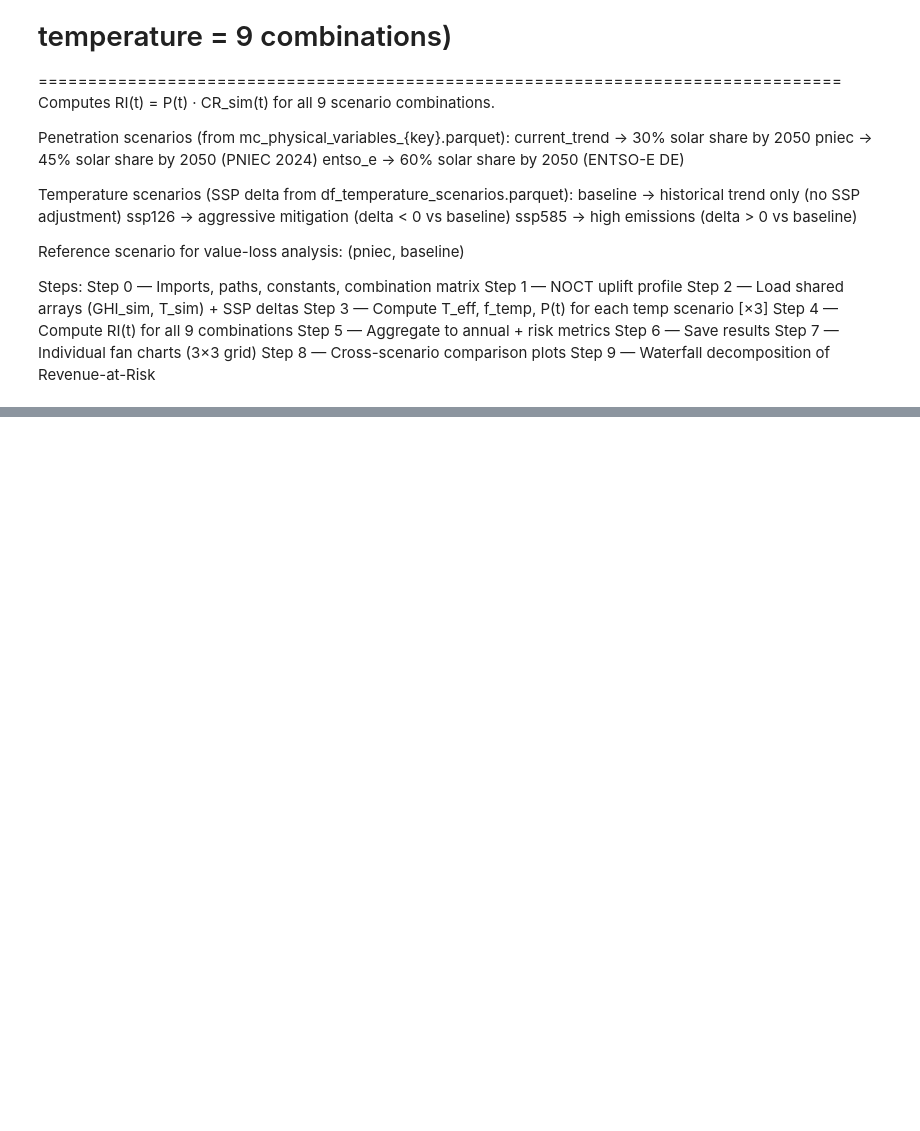
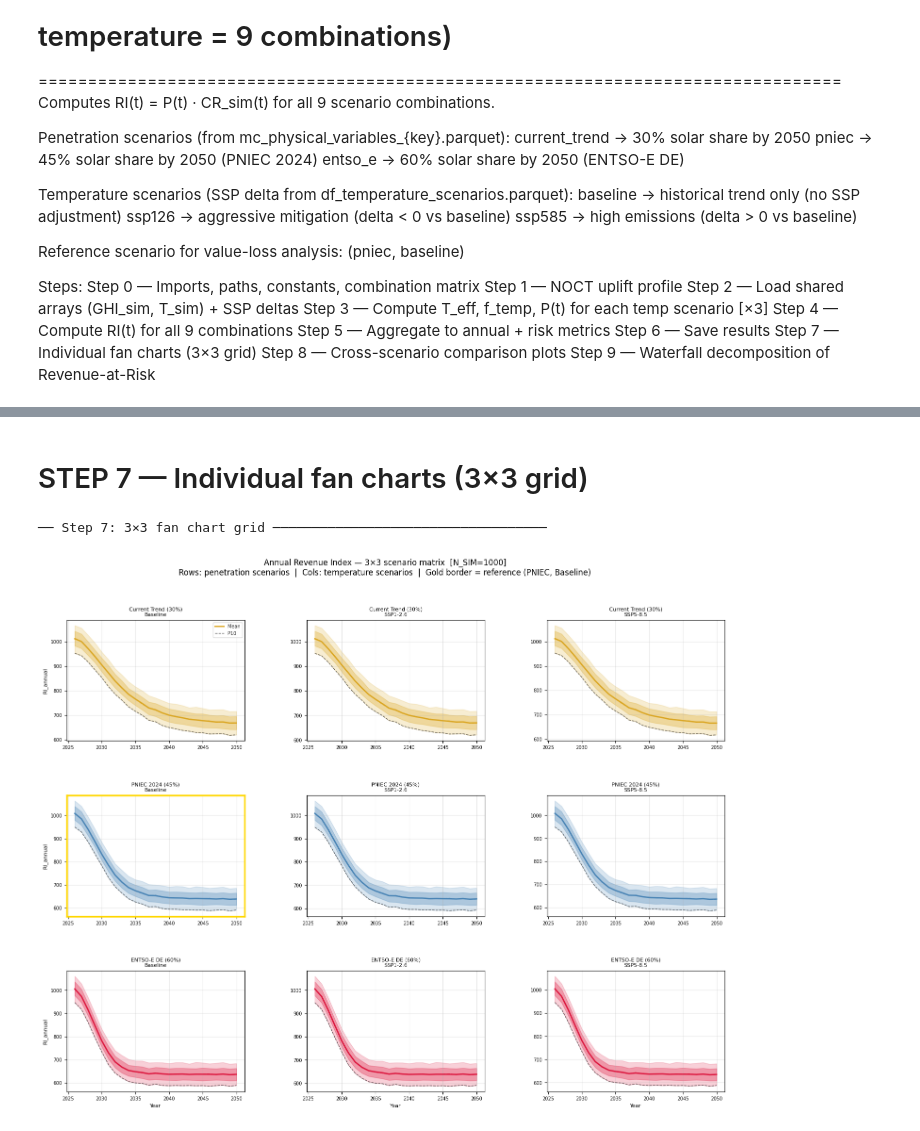
Before and after one commit to lucasmonero/Greenfin_Thesis, a Jupyter notebook: Code/Simulation/Revenue index - multi-scenario.ipynb, the cells around one changed output, grey strips where cells are left out. Saved outputs shown, nothing was run; the diff lists cells and outputs as text; code cells hidden in the pictures; blank space fills up the shorter version.

```diff
--- a/Code/Simulation/Revenue index - multi-scenario.ipynb
+++ b/Code/Simulation/Revenue index - multi-scenario.ipynb
@@ -103,0 +190,11 @@ for c in COMBINATIONS:
+# %%
+# ── 2.2 load CR_sim for each penetration scenario ────────────────────────────
+CR_sim_pen = {}
+for pen_key in PEN_KEYS:
+    fpath = data_sim / f"mc_physical_variables_{pen_key}.parquet"
+    df_p  = pd.read_parquet(fpath, columns=["sim_id","date","CR_sim"])
+    df_p  = df_p.sort_values(["sim_id","date"]).reset_index(drop=True)
+    CR_sim_pen[pen_key] = df_p["CR_sim"].values.reshape(N_SIM, N_DAYS)
+    print(f"  CR [{pen_key:<15}]: mean={CR_sim_pen[pen_key].mean():.4f}  "
+          f"p50(2050)={np.percentile(CR_sim_pen[pen_key][:,years_arr==2050],50):.4f}")
+    del df_p
@@ -103,0 +226,7 @@ for c in COMBINATIONS:
+# %%
+# ── 2.4 NOCT uplift for simulation calendar ───────────────────────────────────
+uplift_default = float(np.mean(list(uplift_by_doy.values())))
+uplift_sim     = np.array([
+    uplift_by_doy.get(int(d), uplift_default)
+    for d in doys_arr
+])   # shape (N_DAYS,)
@@ -103,0 +457,58 @@ for c in COMBINATIONS:
+# %% [markdown]
+# STEP 7 — Individual fan charts (3×3 grid)
+# %%
+
+# ─────────────────────────────────────────────────────────────────────────────
+
+print(f"\n── Step 7: 3×3 fan chart grid ───────────────────────────────────")
+
+fig = plt.figure(figsize=(18, 13))
+gs  = gridspec.GridSpec(3, 3, hspace=0.45, wspace=0.35)
+
+for i, pen_key in enumerate(PEN_KEYS):
+    for j, temp_key in enumerate(TEMP_KEYS):
+        key  = (pen_key, temp_key)
+        ax   = fig.add_subplot(gs[i, j])
+        RI_m = df_metrics[
+            (df_metrics["pen_scenario"]==pen_key) &
+            (df_metrics["temp_scenario"]==temp_key)
+        ].sort_values("year")
+        color = PEN_COLORS[pen_key]
+
+        ax.fill_between(RI_m["year"], RI_m["RI_p10"], RI_m["RI_p90"],
+                        alpha=0.20, color=color)
+        ax.fill_between(RI_m["year"], RI_m["RI_p25"], RI_m["RI_p75"],
+                        alpha=0.30, color=color)
+        ax.plot(RI_m["year"], RI_m["RI_mean"],  color=color, lw=2.0,
+                label="Mean")
+        ax.plot(RI_m["year"], RI_m["RI_p50"],   color=color, lw=1.2,
+                ls="--", alpha=0.8)
+        ax.plot(RI_m["year"], RI_m["RI_p10"],   color="black", lw=1.0,
+                ls="--", alpha=0.6, label="P10")
+
+        # reference border
+        is_ref = (pen_key==REF_PEN and temp_key==REF_TEMP)
+        if is_ref:
+            for spine in ax.spines.values():
+                spine.set_edgecolor("gold")
+                spine.set_linewidth(2.5)
+
+        ax.set_title(f"{PEN_LABELS[pen_key]}\n{TEMP_LABELS[temp_key]}",
+                     fontsize=8)
+        if i == 2: ax.set_xlabel("Year", fontsize=8)
+        if j == 0: ax.set_ylabel("RI_annual", fontsize=8)
+        ax.tick_params(labelsize=7)
+        ax.grid(alpha=0.3)
+        if i==0 and j==0:
+            ax.legend(fontsize=7)
+
+fig.suptitle(
+    f"Annual Revenue Index — 3×3 scenario matrix  [N_SIM={N_SIM}]\n"
+    f"Rows: penetration scenarios  |  Cols: temperature scenarios  |  "
+    f"Gold border = reference (PNIEC, Baseline)",
+    fontsize=12
+)
+plt.show()
+# %% [output]
+── Step 7: 3×3 fan chart grid ───────────────────────────────────
+[figure, added]
```
Also changed, not shown: parts of 24 cells of this notebook, 17 other files.
